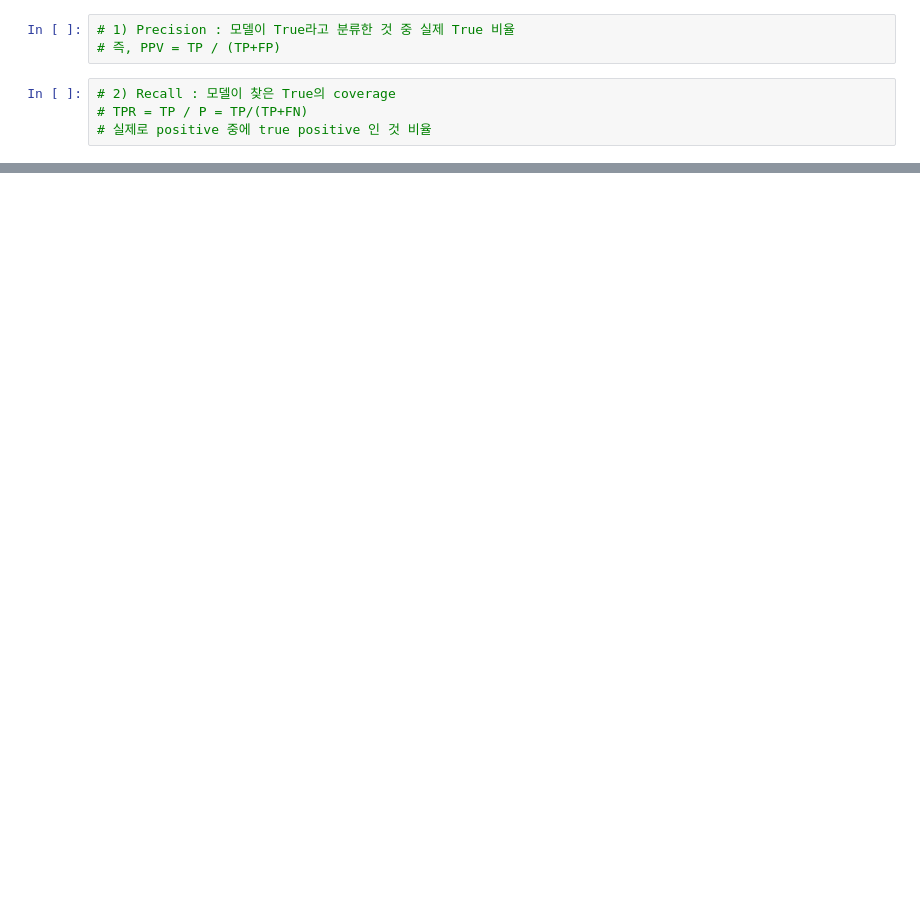
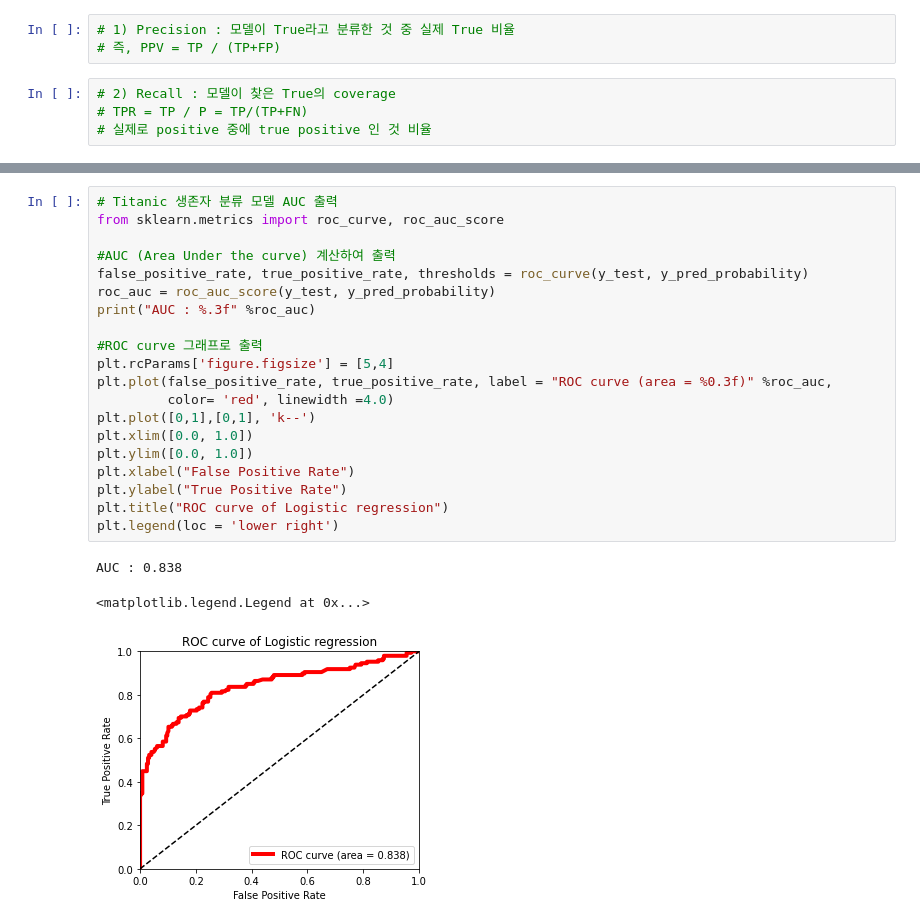
Before and after one commit to arkdusdyk/BigDataComputing, a Jupyter notebook: Lecture Notes 10 - DataClassificationModel/10_DataClassificationModel.ipynb, the cells around one changed output, grey strips where cells are left out. Drawn from its saved outputs; the diff is of its cells as text; blank space fills up the shorter version.

```diff
--- a/Lecture Notes 10 - DataClassificationModel/10_DataClassificationModel.ipynb
+++ b/Lecture Notes 10 - DataClassificationModel/10_DataClassificationModel.ipynb
@@ -240,0 +260,24 @@ print(confmat)
+# %%
+# Titanic 생존자 분류 모델 AUC 출력
+from sklearn.metrics import roc_curve, roc_auc_score
+
+#AUC (Area Under the curve) 계산하여 출력
+false_positive_rate, true_positive_rate, thresholds = roc_curve(y_test, y_pred_probability)
+roc_auc = roc_auc_score(y_test, y_pred_probability)
+print("AUC : %.3f" %roc_auc)
+
+#ROC curve 그래프로 출력
+plt.rcParams['figure.figsize'] = [5,4]
+plt.plot(false_positive_rate, true_positive_rate, label = "ROC curve (area = %0.3f)" %roc_auc,
+         color= 'red', linewidth =4.0)
+plt.plot([0,1],[0,1], 'k--')
+plt.xlim([0.0, 1.0])
+plt.ylim([0.0, 1.0])
+plt.xlabel("False Positive Rate")
+plt.ylabel("True Positive Rate")
+plt.title("ROC curve of Logistic regression")
+plt.legend(loc = 'lower right')
+# %% [output]
+AUC : 0.838
+<matplotlib.legend.Legend at 0x...>
+[figure, added]
```
Also changed, not shown: parts of 17 cells of this notebook.
